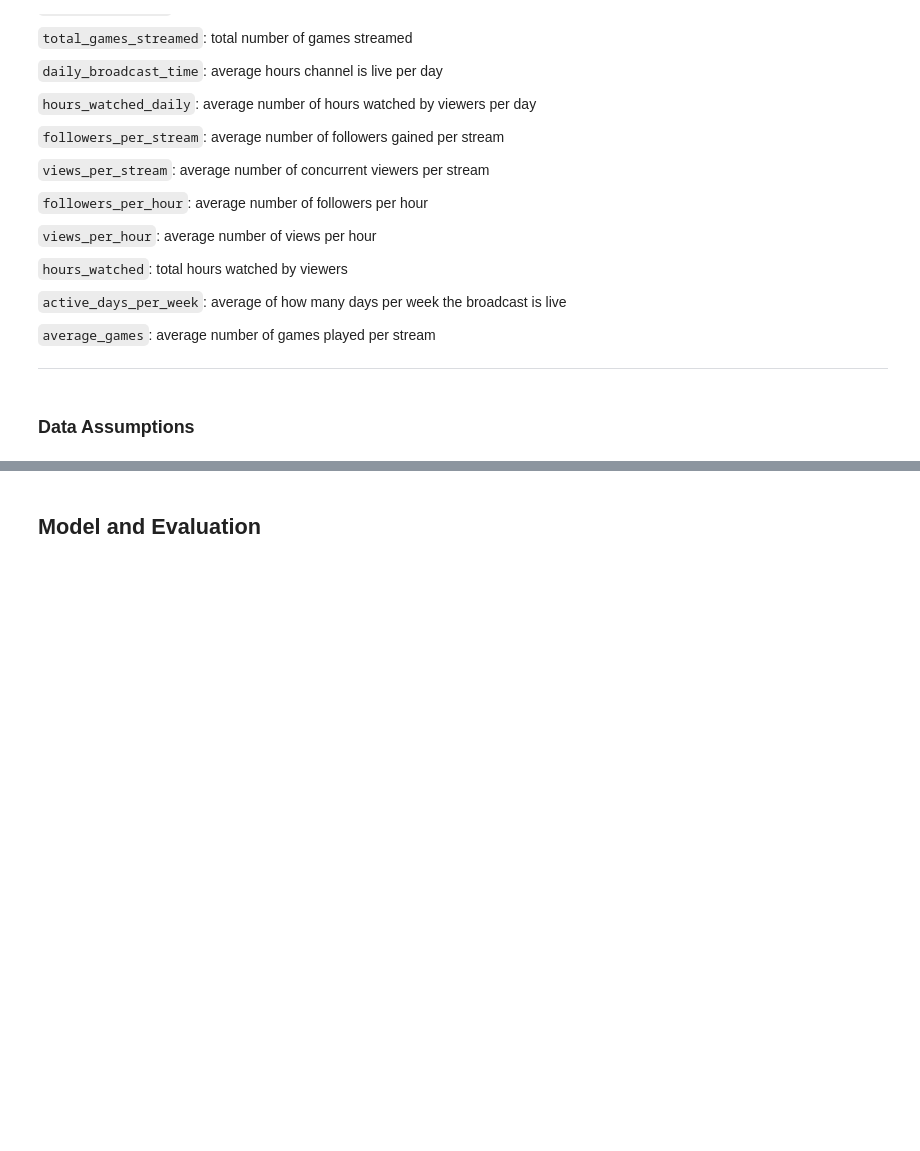
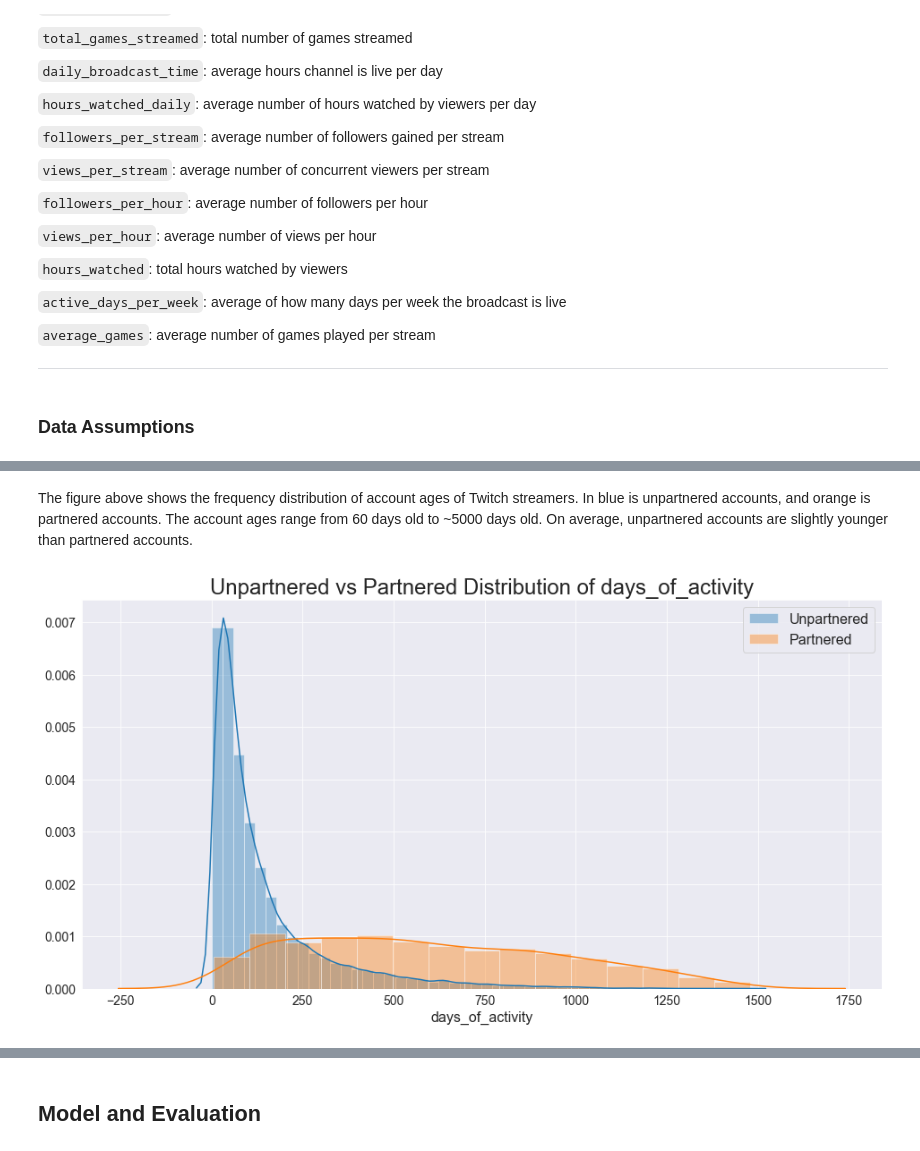
Before and after one commit to griffinhundley/streamer-analysis, a Jupyter notebook: notebooks/final-notebook.ipynb, the cells around one changed output, grey strips where cells are left out. Drawn from its saved outputs; the diff is of its cells as text; code cells hidden in the pictures; blank space fills up the shorter version.

```diff
--- a/notebooks/final-notebook.ipynb
+++ b/notebooks/final-notebook.ipynb
@@ -89,0 +107,9 @@ Additionally, Twitch makes a distinction between 'natural' views and views gaine
+# %% [markdown]
+The figure above shows the frequency distribution of account ages of Twitch streamers.  In blue is unpartnered accounts, and orange is partnered accounts.  The account ages range from 60 days old to ~5000 days old.  On average, unpartnered accounts are slightly younger than partnered accounts.
+# %%
+# plot the distribution of the days_of_activity column by class
+fig = eda.hist_plot('days_of_activity');
+# fig.savefig('../images/days_of_activity_distplot.png',
+#             bbox_inches='tight')
+# %% [output]
+[figure, added]
```
Also changed, not shown: parts of 12 cells of this notebook, 6 other files.
